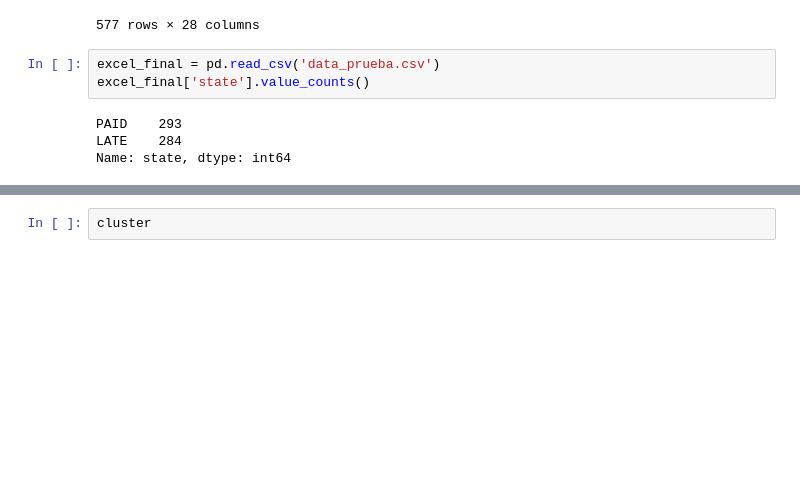
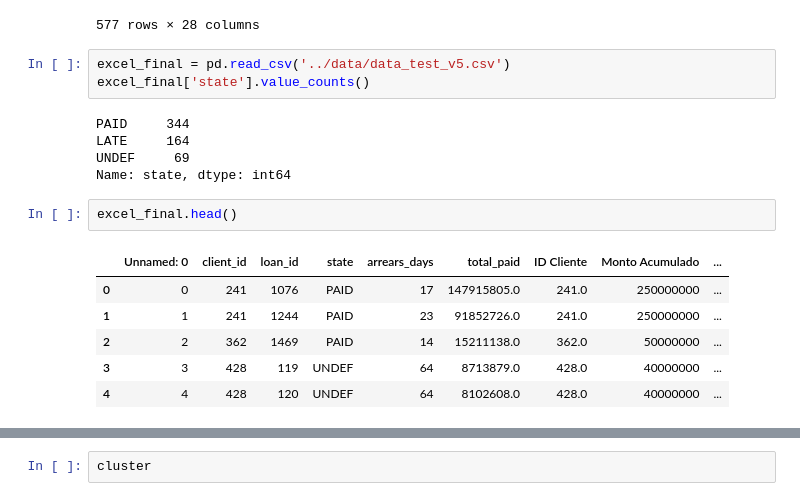
Before and after one commit to cbarros7/capstone_project_holberton, a Jupyter notebook: ml_files/class_algorithm-v5.ipynb, the cells around one changed output, grey strips where cells are left out. Saved outputs shown, nothing was run; the diff lists cells and outputs as text; blank space fills up the shorter version.

```diff
--- a/ml_files/class_algorithm-v5.ipynb
+++ b/ml_files/class_algorithm-v5.ipynb
@@ -459,12 +507,22 @@ overflow encountered in reduce
 | 576 | PAID | -1.112118 | -0.468975 | 2.126242 | -1.405435 | KT - CO | 13 a 24 meses | Servicios | ... |
 577 rows × 28 columns
 # %%
-excel_final = pd.read_csv('data_prueba.csv')
+excel_final = pd.read_csv('../data/data_test_v5.csv')
 excel_final['state'].value_counts()
 # %% [output]
-PAID    293
-LATE    284
+PAID     344
+LATE     164
+UNDEF     69
 Name: state, dtype: int64
+# %%
+excel_final.head()
+# %% [output]
+|  | Unnamed: 0 | client_id | loan_id | state | arrears_days | total_paid | ID Cliente | Monto Acumulado | ... |
+| 0 | 0 | 241 | 1076 | PAID | 17 | 147915805.0 | 241.0 | 250000000 | ... |
+| 1 | 1 | 241 | 1244 | PAID | 23 | 91852726.0 | 241.0 | 250000000 | ... |
+| 2 | 2 | 362 | 1469 | PAID | 14 | 15211138.0 | 362.0 | 50000000 | ... |
+| 3 | 3 | 428 | 119 | UNDEF | 64 | 8713879.0 | 428.0 | 40000000 | ... |
+| 4 | 4 | 428 | 120 | UNDEF | 64 | 8102608.0 | 428.0 | 40000000 | ... |
 # %%
 %%time
 cluster = new_data.execute_model()
```
Also changed, not shown: parts of 10 cells of this notebook, 3 other files.
